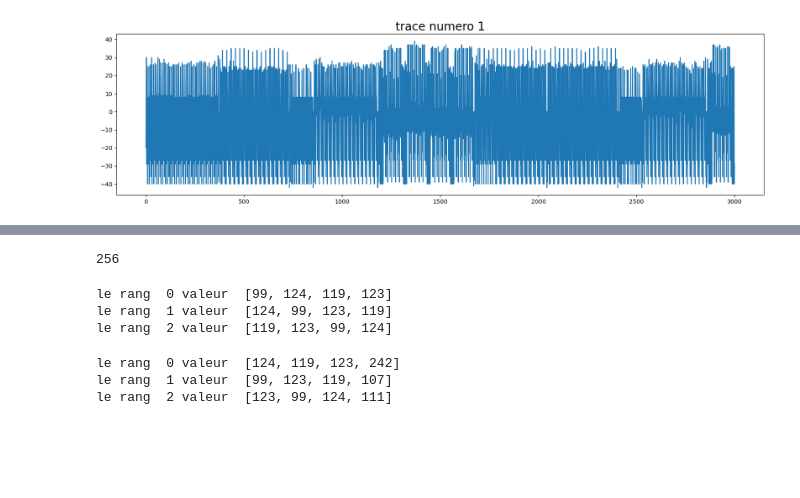
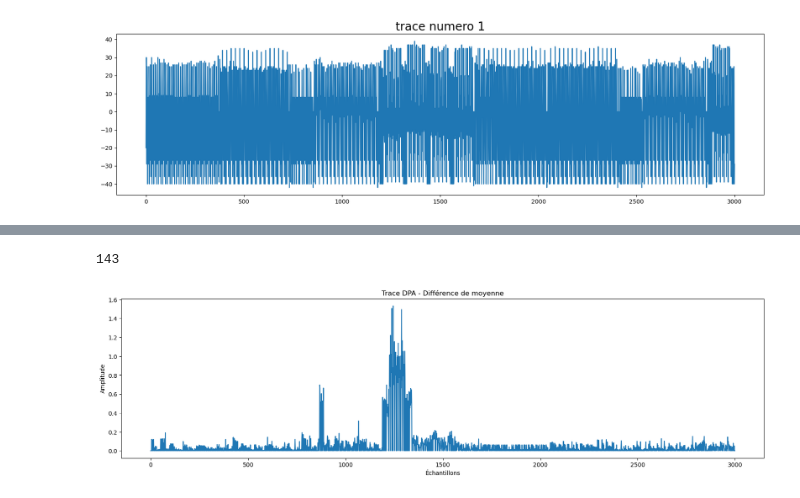
Before and after one commit to Elamaba/Attaque-DPA, a Jupyter notebook: DPA_Attack.ipynb, the cells around one changed output, grey strips where cells are left out. Drawn from its saved outputs; the diff is of its cells as text; code cells hidden in the pictures; blank space fills up the shorter version.

```diff
--- a/DPA_Attack.ipynb
+++ b/DPA_Attack.ipynb
@@ -46,3 +48,13 @@ def guess_octet(data, k): # le k permet de gerer l'octet du plaintext utilisé
     for i in range(256):
         matrix[i] = [SBOX[data[j][k] ^ i] for j in range(len(data))]
     return np.array(matrix)
+# %%
+def bit_classifier(data):
+    set_0 = []
+    set_1 = []
+    for i in range(len(data)):
+        if data[i]>>7:
+            set_1.append(ths.traces[i].samples)
+        else:
+            set_0.append(ths.traces[i].samples)
+    return np.abs(np.mean(set_0, axis=0) - np.mean(set_1, axis=0))
@@ -49,6 +71,2 @@ def guess_octet(data, k): # le k permet de gerer l'octet du plaintext utilisé
 # %%
-val_0 = guess_octet(ths.plaintext,  0)
+test = DPA_Attack_one_octect(ths.plaintext,0)
-# %%
-len(val_0)
-# %% [output]
-256
@@ -57,15 +73,13 @@ l=[[0,1],[1,2],[2,3],[3,4]]
-# %%
-for i in range(3):
-    print("le rang ", i, "valeur ", [SBOX[l[j][0] ^ i] for j in range(len(l))])
-# %% [output]
-le rang  0 valeur  [99, 124, 119, 123]
-le rang  1 valeur  [124, 99, 123, 119]
-le rang  2 valeur  [119, 123, 99, 124]
-# %%
-for i in range(3):
-    print("le rang ", i, "valeur ", [SBOX[l[j][1] ^ i] for j in range(len(l))])
-# %% [output]
-le rang  0 valeur  [124, 119, 123, 242]
-le rang  1 valeur  [99, 123, 119, 107]
-le rang  2 valeur  [123, 99, 124, 111]
+# %%
+test[0][1]
+# %% [output]
+143
+# %%
+plt.plot(test[0][0])
+plt.title("Trace DPA - Différence de moyenne")
+plt.xlabel("Échantillons")
+plt.ylabel("Amplitude")
+plt.show()
+# %% [output]
+[figure, added]
 # %%
```
Also changed, not shown: parts of 12 cells of this notebook.
